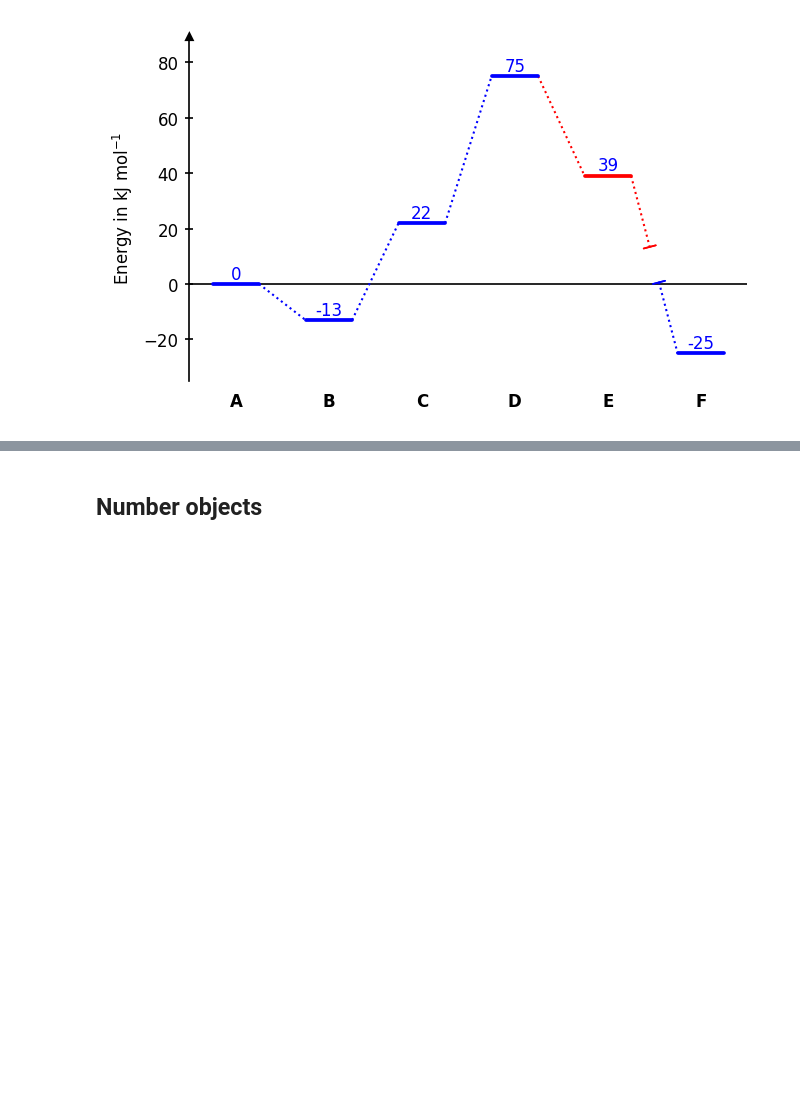
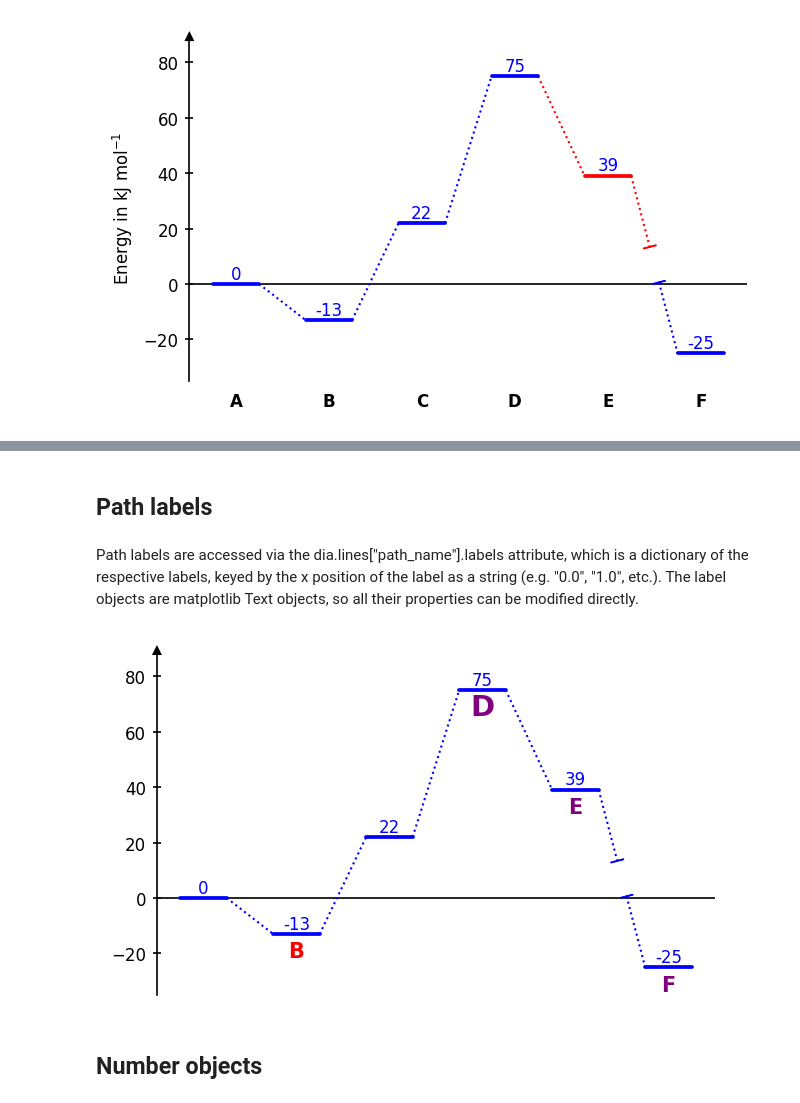
Before and after one commit to Tonner-Zech-Group/chem-diagrams, a Jupyter notebook: examples/example_use.ipynb, the cells around one changed output, grey strips where cells are left out. Cells and saved outputs as stored; diff of their text form; code cells hidden in the pictures; blank space fills up the shorter version.

```diff
--- a/examples/example_use.ipynb
+++ b/examples/example_use.ipynb
@@ -665,3 +705,34 @@ MergedPlateau(plateau_left=<matplotlib.collections.LineCollection object at 0x..
+# %% [markdown]
+## Path labels
+# %% [markdown]
+Path labels are accessed via the dia.lines["path_name"].labels attribute, which is a dictionary of the respective labels, keyed by the x position of the label as a string (e.g. "0.0", "1.0", etc.). The label objects are matplotlib Text objects, so all their properties can be modified directly.
+# %%
+dia1 = EnergyDiagram()
+
+dia1.draw_path(
+    x_data=x_data_1,
+    y_data=y_data_1,
+    linetypes=[1,1,1,1,-1],
+    color='blue',
+    path_name="Pathway 1"
+)
+
+dia1.add_numbers_auto()
+
+dia1.add_path_labels(
+    "Pathway 1",
+    [None, "B", None, "D", "E", "F"],
+    fontsize=10,
+    color="purple",
+    weight="bold"
+)
+
+dia1.lines["Pathway 1"].labels["1.0"].set_color("red")    # Accessing the label at x = 1 and setting its color to red
+dia1.lines["Pathway 1"].labels["3.0"].set_fontsize(14)   # Accessing the label at x = 3
+
+dia1.show()
+# %% [output]
+[figure, added]
 # %% [markdown]
 ## Number objects
 # %%
```
Also changed, not shown: parts of 8 cells of this notebook, 12 other files.
